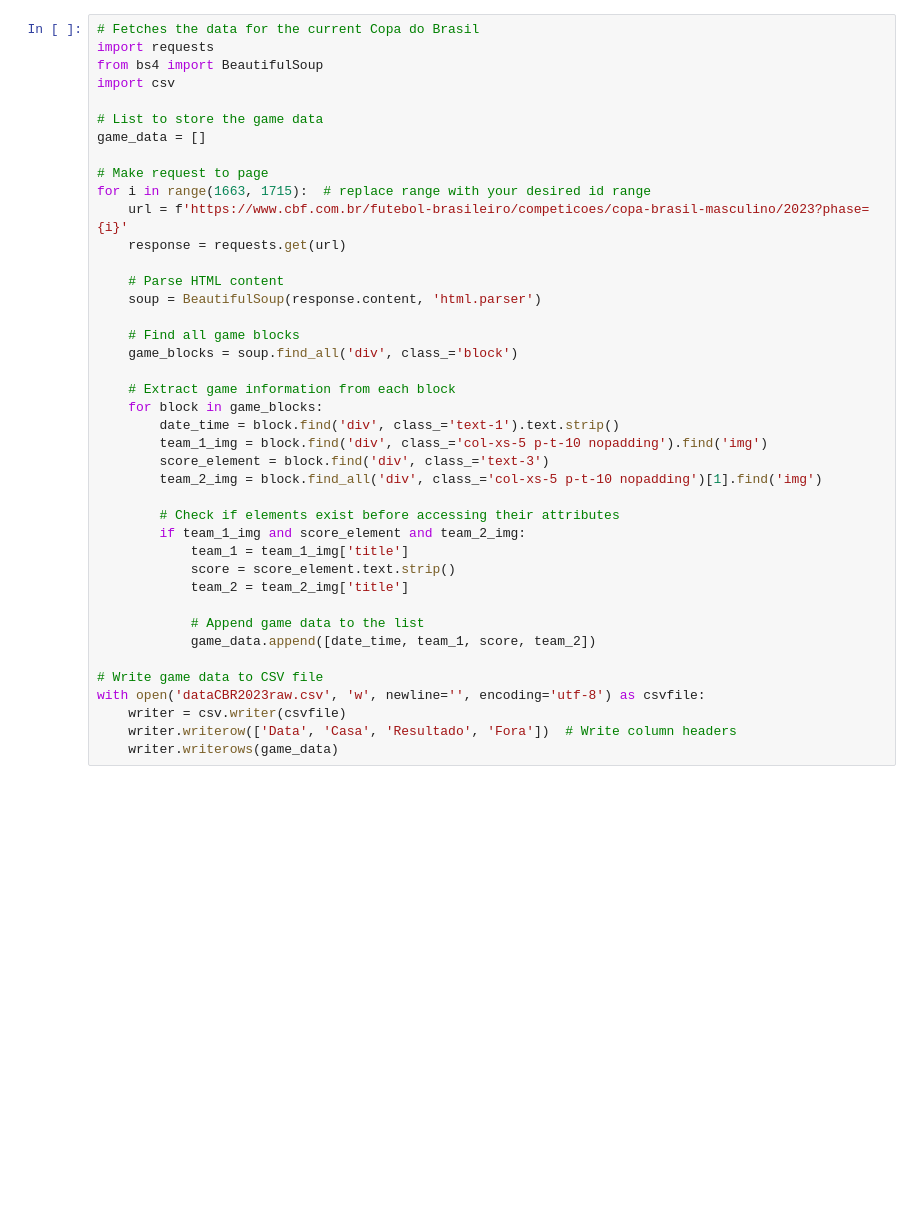
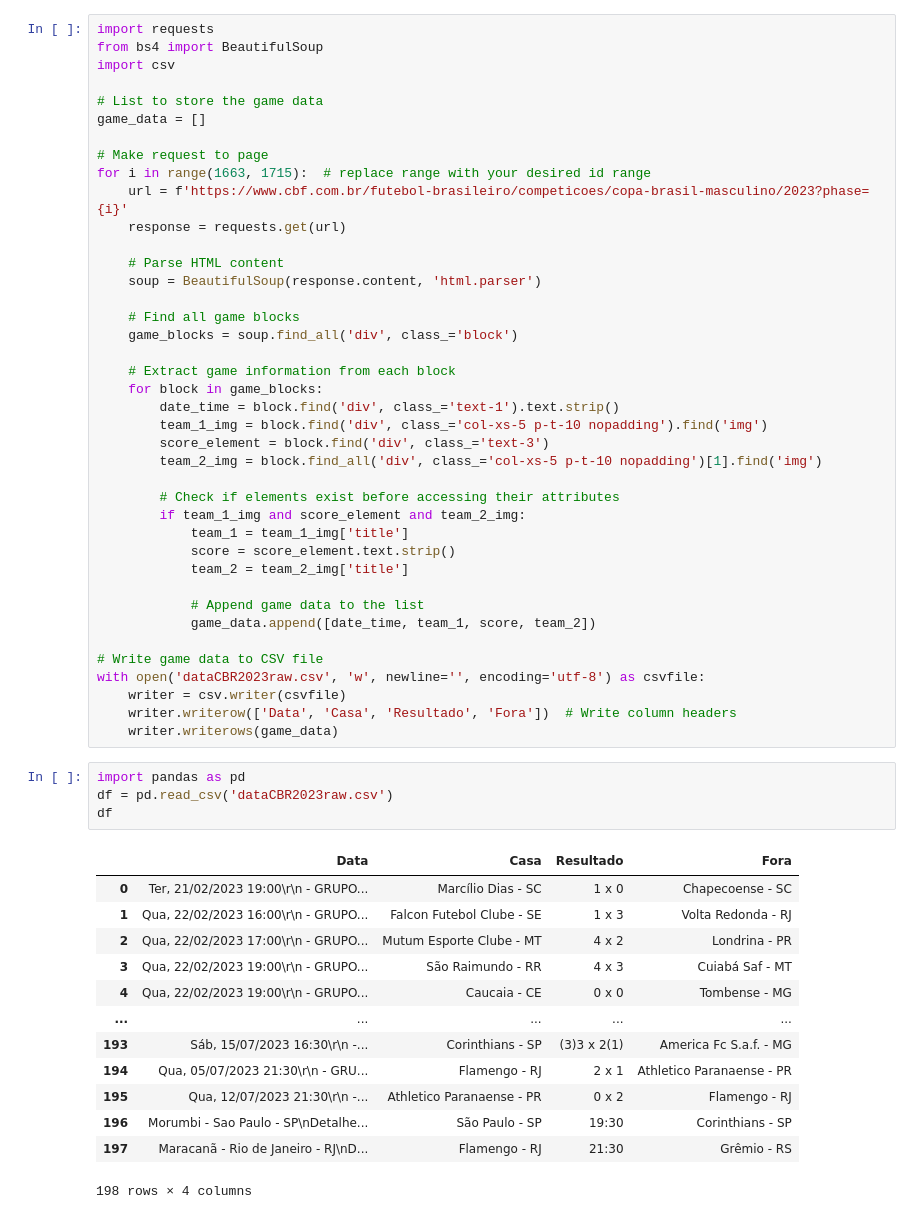
Before and after one commit to JotapeJorge/Back-End-Elo, a Jupyter notebook: Copa do Brasil 2023 - Web scrapping and Data cleaning.ipynb, the cells around one changed output. Cells and saved outputs as stored; diff of their text form; blank space fills up the shorter version.

```diff
--- a/Copa do Brasil 2023 - Web scrapping and Data cleaning.ipynb
+++ b/Copa do Brasil 2023 - Web scrapping and Data cleaning.ipynb
@@ -1,5 +1,4 @@
 # %%
-# Fetches the data for the current Copa do Brasil
 import requests
 from bs4 import BeautifulSoup
 import csv
@@ -39,4 +38,22 @@ with open('dataCBR2023raw.csv', 'w', newline='', encoding='utf-8') as csvfile:
     writer = csv.writer(csvfile)
     writer.writerow(['Data', 'Casa', 'Resultado', 'Fora'])  # Write column headers
     writer.writerows(game_data)
+# %%
+import pandas as pd
+df = pd.read_csv('dataCBR2023raw.csv')
+df
+# %% [output]
+|  | Data | Casa | Resultado | Fora |
+| 0 | Ter, 21/02/2023 19:00\r\n - GRUPO... | Marcílio Dias - SC | 1 x 0 | Chapecoense - SC |
+| 1 | Qua, 22/02/2023 16:00\r\n - GRUPO... | Falcon Futebol Clube - SE | 1 x 3 | Volta Redonda - RJ |
+| 2 | Qua, 22/02/2023 17:00\r\n - GRUPO... | Mutum Esporte Clube - MT | 4 x 2 | Londrina - PR |
+| 3 | Qua, 22/02/2023 19:00\r\n - GRUPO... | São Raimundo - RR | 4 x 3 | Cuiabá Saf - MT |
+| 4 | Qua, 22/02/2023 19:00\r\n - GRUPO... | Caucaia - CE | 0 x 0 | Tombense - MG |
+| ... | ... | ... | ... | ... |
+| 193 | Sáb, 15/07/2023 16:30\r\n -... | Corinthians - SP | (3)3 x 2(1) | America Fc S.a.f. - MG |
+| 194 | Qua, 05/07/2023 21:30\r\n - GRU... | Flamengo - RJ | 2 x 1 | Athletico Paranaense - PR |
+| 195 | Qua, 12/07/2023 21:30\r\n -... | Athletico Paranaense - PR | 0 x 2 | Flamengo - RJ |
+| 196 | Morumbi - Sao Paulo - SP\nDetalhe... | São Paulo - SP | 19:30 | Corinthians - SP |
+| 197 | Maracanã - Rio de Janeiro - RJ\nD... | Flamengo - RJ | 21:30 | Grêmio - RS |
+198 rows × 4 columns
 # %%
```
Also changed, not shown: parts of 7 cells of this notebook, 19 other files.
